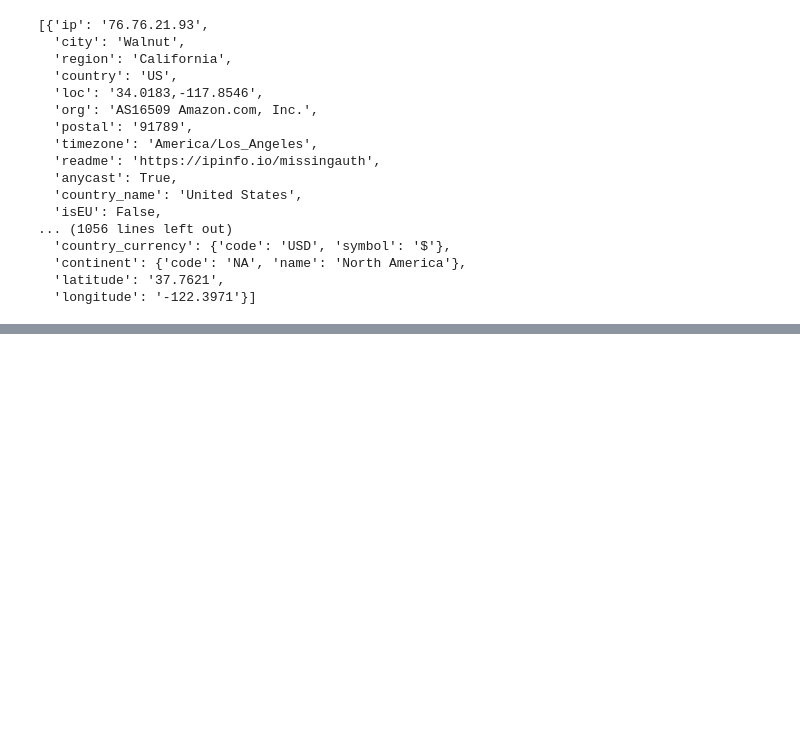
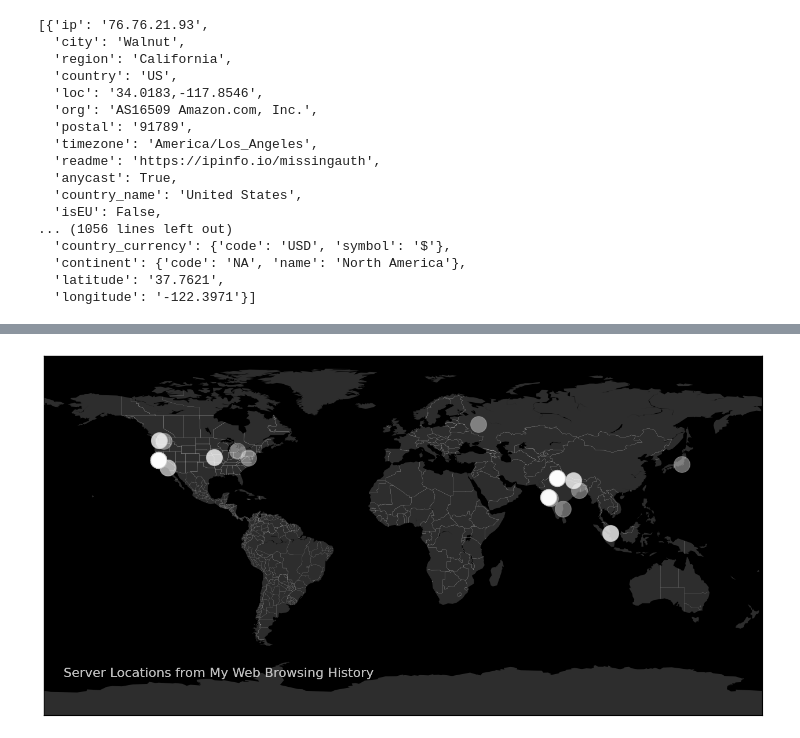
Before and after one commit to ujjwal-basnet/server-location-visualization, a Jupyter notebook: server_location.ipynb, the cells around one changed output, grey strips where cells are left out. Saved outputs shown, nothing was run; the diff lists cells and outputs as text; code cells hidden in the pictures; blank space fills up the shorter version.

```diff
--- a/server_location.ipynb
+++ b/server_location.ipynb
@@ -134,3 +134,5 @@ df.head()
 # %%
 df['latitude'] = pd.to_numeric(df['latitude'])
 df['longitude'] = pd.to_numeric(df['longitude'])
+# %%
+df= df.dropna(subset=['latitude', 'longitude'])
@@ -136,0 +178,39 @@ df['longitude'] = pd.to_numeric(df['longitude'])
+# %%
+from matplotlib import animation
+from mpl_toolkits.basemap import Basemap
+from matplotlib.animation import PillowWriter
+import matplotlib.pyplot as plt
+
+# Setup the figure
+fig, ax = plt.subplots(figsize=(16, 9))
+map = Basemap()
+
+# Style the map
+map.drawmapboundary(fill_color='#000000')
+map.fillcontinents(color='#2d2d2d', lake_color='#000000')
+map.drawcountries(linewidth=0.15, color='w')
+map.drawstates(linewidth=0.1, color='w')
+
+# Project coordinates
+x, y = map(df['longitude'].values, df['latitude'].values)
+
+# Caption
+def init():
+    plt.text(-170, -72,
+             'Server Locations from My Web Browsing History',
+             ha='left', va='bottom', size=16, color='silver')
+
+# Animation frame update
+def update(frame):
+    return map.plot(x[frame], y[frame], linestyle='none',
+                    marker='o', markersize=20, alpha=0.4,
+                    c='white', markeredgecolor='silver', markeredgewidth=1)
+
+# Create the animation
+ani = animation.FuncAnimation(fig, update, init_func=init,
+                              frames=len(df), interval=500, repeat=False)
+
+# Save as GIF
+ani.save("animated_map.gif", writer=PillowWriter(fps=2))
+# %% [output]
+[figure, added]
```
Also changed, not shown: parts of 4 cells of this notebook, 6 other files.
